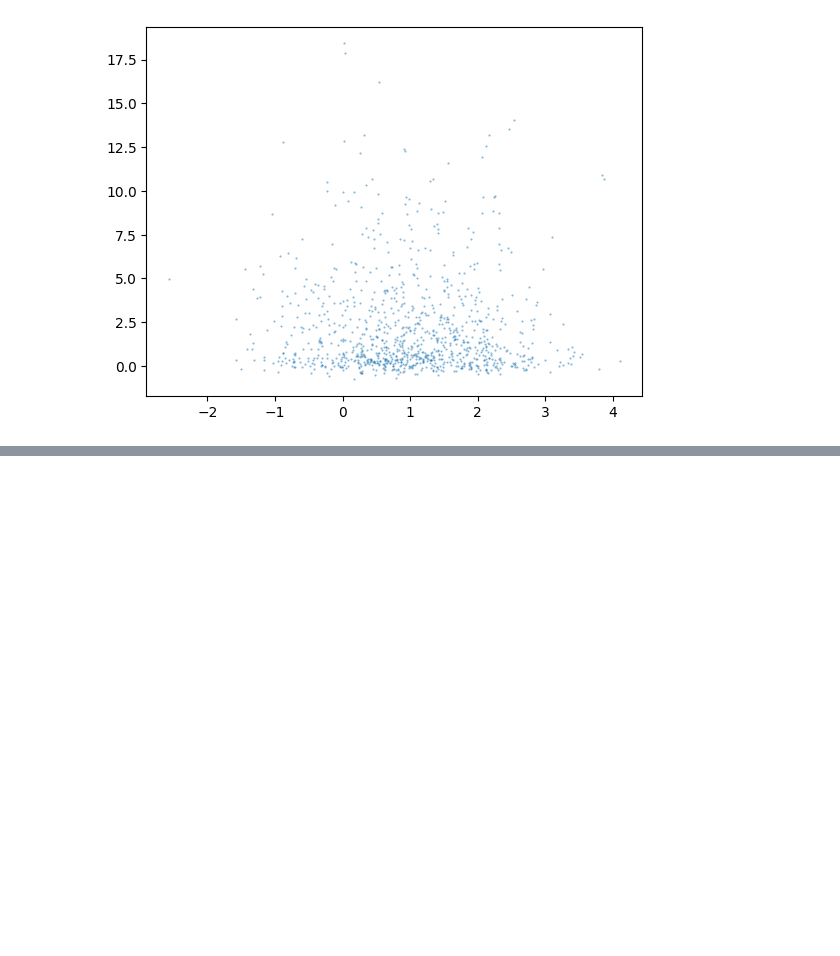
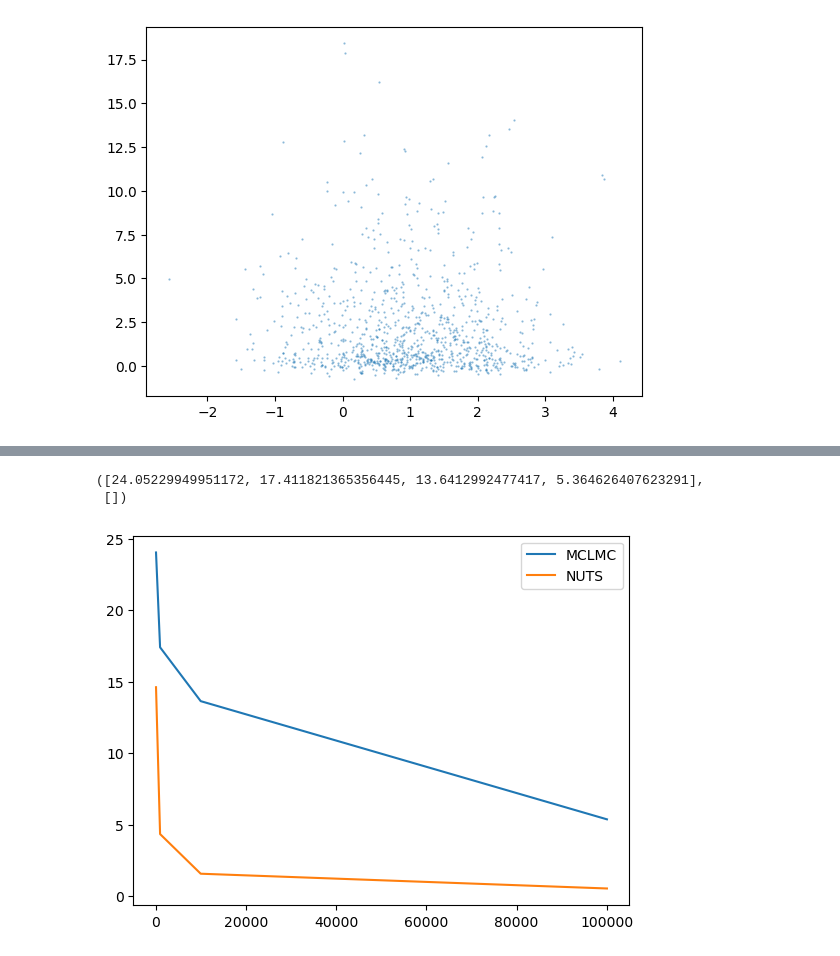
Before and after one commit to reubenharry/sampler-benchmarks, a Jupyter notebook: sampler-comparison/sampler_comparison/examples/debug.ipynb, the cells around one changed output, grey strips where cells are left out. Cells and saved outputs as stored; diff of their text form; code cells hidden in the pictures; blank space fills up the shorter version.

```diff
--- a/sampler-comparison/sampler_comparison/examples/debug.ipynb
+++ b/sampler-comparison/sampler_comparison/examples/debug.ipynb
@@ -452,0 +513,29 @@ params.inverse_mass_matrix
+# %%
+nuts_inverse_mass_matrix, _ = get_cov_mat_nuts(num_tuning_steps=1000000, model=Rosenbrock_36D())
+# %%
+# get_cov_mat_mclmc(num_tuning_steps=100)-nuts_inverse_mass_matrix
+
+results = []
+nuts_results = []
+adjusted_results = []
+for i in [100, 1000, 10000, 100000,]:
+
+    results.append(jnp.linalg.norm(get_cov_mat_mclmc(num_tuning_steps=i, model=Rosenbrock_36D(), key=jax.random.key(1))-nuts_inverse_mass_matrix).item())
+    nuts_results.append(jnp.linalg.norm(get_cov_mat_nuts(num_tuning_steps=i, model=Rosenbrock_36D(), key=jax.random.key(1))-nuts_inverse_mass_matrix).item())
+    # adjusted_results.append(jnp.linalg.norm(get_cov_mat_adjusted_mclmc(num_tuning_steps=i)-nuts_inverse_mass_matrix).item())
+# %%
+# plot results
+import matplotlib.pyplot as plt
+plt.plot([100, 1000, 10000, 100000,], results[:5])
+# plt.plot([100, 1000, 10000, 100000,], adjusted_results[:5])
+plt.plot([100, 1000, 10000, 100000,], nuts_results[:5])
+# plt.legend(["MCLMC", "Adjusted MCLMC", "NUTS"])
+plt.legend(["MCLMC", "NUTS"])
+# plt.yscale('log')
+# plt.xscale('log')
+
+results, adjusted_results
+# %% [output]
+([24.05229949951172, 17.411821365356445, 13.6412992477417, 5.364626407623291],
+ [])
+[figure, added]
```
Also changed, not shown: parts of 4 cells of this notebook, 34 other files.
